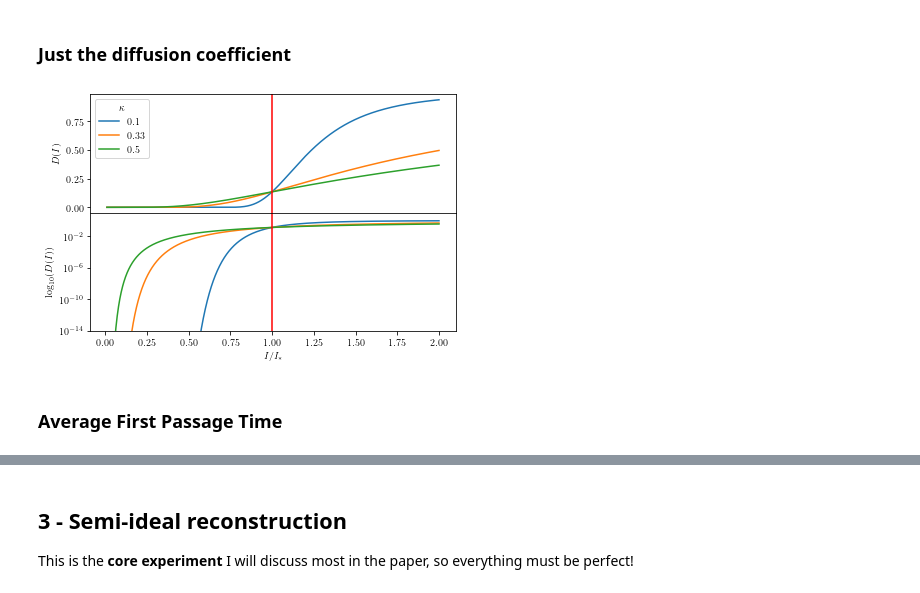
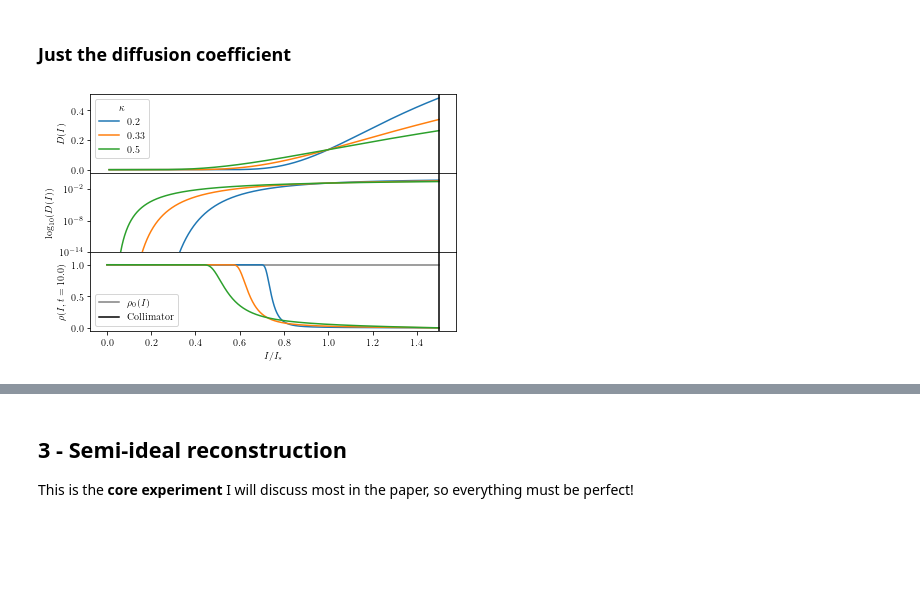
Before and after one commit to carlidel/more_about_nekhoroshev_diffusion, a Jupyter notebook: PLOTS_FOR_PAPER.ipynb, the cells around one changed output, grey strips where cells are left out. Drawn from its saved outputs; the diff is of its cells as text; code cells hidden in the pictures; blank space fills up the shorter version.

```diff
--- a/PLOTS_FOR_PAPER.ipynb
+++ b/PLOTS_FOR_PAPER.ipynb
@@ -105,7 +51,7 @@ plt.xlim(right=14)
 I_star = 1.0
 k = 0.33
 exponent = 1/(k*2)
-k_low = 0.10
+k_low = 0.20
 exponent_low = 1/(k_low*2)
 k_high = 0.50
 exponent_high = 1/(k_high*2)
@@ -112,42 +64,66 @@ exponent_high = 1/(k_high*2)
+# %%
+engine1.reset()
+engine2.reset()
+engine3.reset()
+data0 = engine1.get_data_with_x()
+engine1.iterate(10000)
+engine2.iterate(10000)
+engine3.iterate(10000)
+data1 = engine1.get_data_with_x()
+data2 = engine2.get_data_with_x()
+data3 = engine3.get_data_with_x()
+# %%
+time = 0.001 * 10000
 # %%
-I = np.linspace(0.01, 2.0, 1000)
+I = np.linspace(0.01, 1.5, 1000)
 # %%
 fig = plt.figure()#(figsize=(5, 3))
-gs = gridspec.GridSpec(2, 1, height_ratios=[1, 1])
+gs = gridspec.GridSpec(3, 1, height_ratios=[1, 1, 1])
 
 ax0 = plt.subplot(gs[0])
 ax1 = plt.subplot(gs[1], sharex=ax0)
+ax2 = plt.subplot(gs[2], sharex=ax0)
 
 ax0.plot(I, nt.D(I, I_star, exponent_low), label=str(k_low))
 ax1.plot(I, nt.D(I, I_star, exponent_low))
 ax0.plot(I, nt.D(I, I_star, exponent), label=str(k))
 ax1.plot(I, nt.D(I, I_star, exponent))
 ax0.plot(I, nt.D(I, I_star, exponent_high), label=str(k_high))
 ax1.plot(I, nt.D(I, I_star, exponent_high))
 
+ax2.plot(data1[0], np.ones_like(data1[0]), c="grey", label="$\\rho_0(I)$")
+ax2.plot(data1[0], data2[1])
+ax2.plot(data1[0], data1[1])
+ax2.plot(data1[0], data3[1])
+
+#ax0.axvline(I_star, c="red")
+#ax1.axvline(I_star, c="red")
+#ax2.axvline(I_star, c="red", label="$I/I_*=1$")
+
+ax0.axvline(1.5, c="black")
+ax1.axvline(1.5, c="black")
+ax2.axvline(1.5, c="black", label="Collimator")
+
 ax0.legend(title="$\\kappa$")
-
-ax0.axvline(I_star, c="red")
-ax1.axvline(I_star, c="red")
+ax2.legend(loc="lower left")
 
 ax1.set_yscale("log")
 ax1.set_ylim(bottom=1e-14, top=10)
 
 plt.setp(ax0.get_xticklabels(), visible=False)
 
-ax1.set_xlabel("$I/I_*$")
+ax2.set_xlabel("$I/I_\\ast$")
 ax0.set_ylabel("$D(I)$")
 ax1.set_ylabel("$\\log_{10}(D(I))$")
+ax2.set_ylabel("$\\rho(I, t={})$".format(time))
+ax2.set_ylim(top=1.2)
 
 plt.tight_layout()
 plt.subplots_adjust(hspace=.0)
-
 plt.setp(ax0.get_xticklabels(), visible=False)
 yticks = ax1.yaxis.get_major_ticks()
 #yticks[-3].label1.set_visible(False)
 
 plt.savefig(os.path.join(PATH+"diffusion_coefficient.pdf"), dpi=DPI)
 # %% [output]
-[figure, old version]
+[figure, new version]
-# %% [markdown]
-### Average First Passage Time
```
Also changed, not shown: parts of 101 cells of this notebook.
